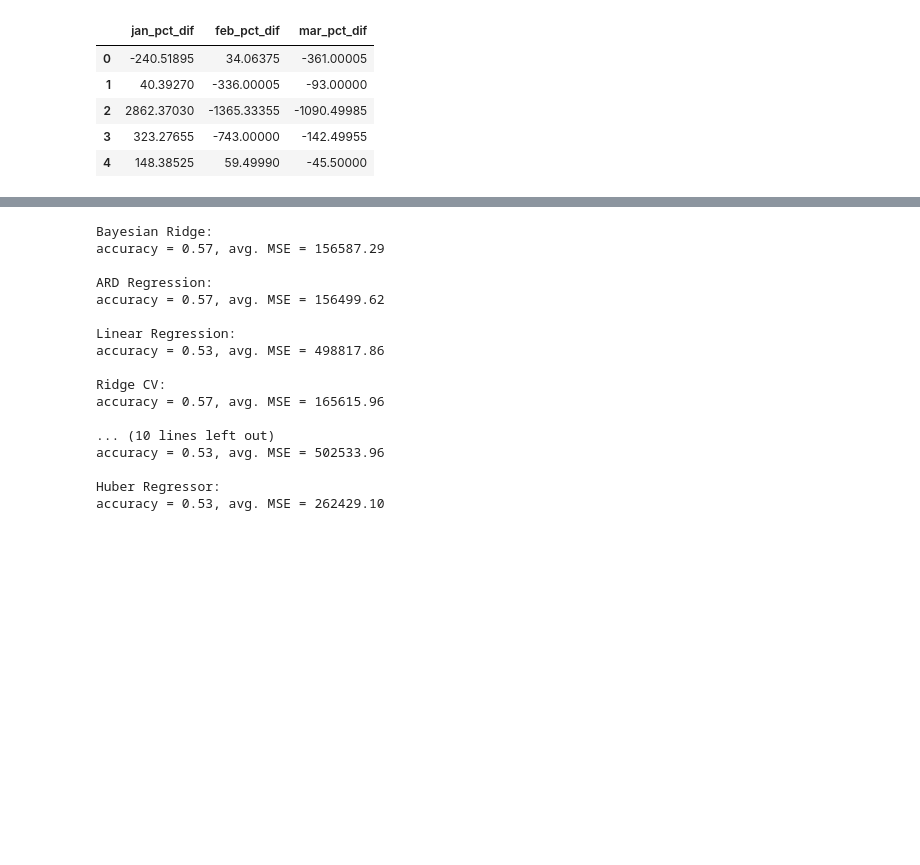
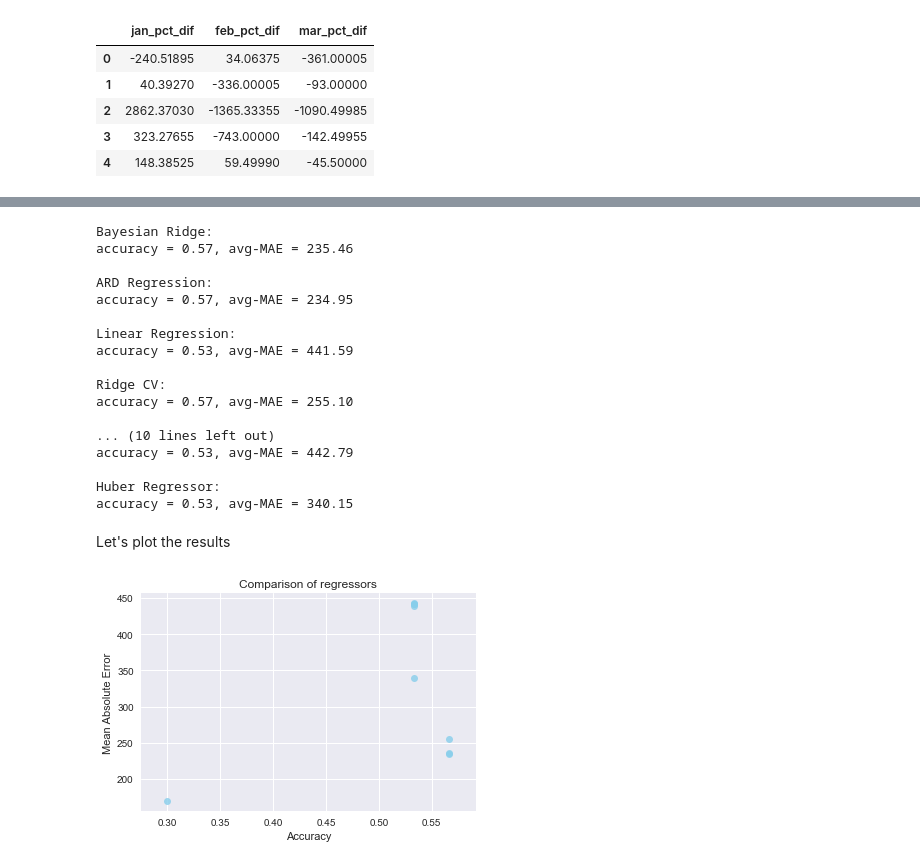
Before and after one commit to jgross962/515Project, a Jupyter notebook: bayesian-analysis.ipynb, the cells around one changed output, grey strips where cells are left out. Drawn from its saved outputs; the diff is of its cells as text; code cells hidden in the pictures; blank space fills up the shorter version.

```diff
--- a/bayesian-analysis.ipynb
+++ b/bayesian-analysis.ipynb
@@ -156,11 +190,13 @@ models = [linear_model.BayesianRidge(), linear_model.ARDRegression(), linear_mod
          linear_model.RidgeCV(alphas=[0.1, 1.0, 10.0]), linear_model.Lasso(alpha = 0.1), linear_model.LassoLars(alpha=.1),
          linear_model.PassiveAggressiveRegressor(), linear_model.TheilSenRegressor(), linear_model.HuberRegressor()]
 names = names = ["Bayesian Ridge", "ARD Regression", "Linear Regression", "Ridge CV",
-         "Lasso", "Lasso Lars", "Passive Aggressive Regressor", "Theil Sen Regressor", "Huber Regressor"]
+         "Lasso", "Lasso Lars", "Passive Aggressive Regressor", "Theil-Sen Regressor", "Huber Regressor"]
 
+accuracies = []
+mae_list = []
 for clf, name in zip(models, names):
     numTrue = 0
-    avg_mse = 0
+    tot_mae = 0
     for i in range(n):
         X_tr = X_train.iloc[i].reshape(-1, 1)
         y_tr = y_train.iloc[i].reshape(-1, 1)
@@ -170,29 +206,43 @@ for clf, name in zip(models, names):
         clf.fit(X_tr, y_tr)
         y_pred = clf.predict(X_te)
 
-        mse = mean_squared_error(y_true, y_pred)
-        avg_mse += mse
+        mae = mean_absolute_error(y_true, y_pred)
+        tot_mae += mae
         numTrue += 1 if (np.sign(y_true) == np.sign(y_pred)) else 0
 
-    avg_mse /= n
-    print(name+":")
-    print("accuracy = %.2f, avg. MSE = %.2f" % (numTrue/n, avg_mse))
+    avg_mae = tot_mae / n
+    acc = numTrue / n
+    accuracies.append(acc)
+    mae_list.append(avg_mae)
+    print(name + ":")
+    print("accuracy = %.2f, avg-MAE = %.2f" % (acc, avg_mae))
     print("")
 # %% [output]
 Bayesian Ridge:
-accuracy = 0.57, avg. MSE = 156587.29
+accuracy = 0.57, avg-MAE = 235.46
 
 ARD Regression:
-accuracy = 0.57, avg. MSE = 156499.62
+accuracy = 0.57, avg-MAE = 234.95
 
 Linear Regression:
-accuracy = 0.53, avg. MSE = 498817.86
+accuracy = 0.53, avg-MAE = 441.59
 
 Ridge CV:
-accuracy = 0.57, avg. MSE = 165615.96
+accuracy = 0.57, avg-MAE = 255.10
 
 ... (10 lines left out)
-accuracy = 0.53, avg. MSE = 502533.96
+accuracy = 0.53, avg-MAE = 442.79
 
 Huber Regressor:
-accuracy = 0.53, avg. MSE = 262429.10
+accuracy = 0.53, avg-MAE = 340.15
+# %% [markdown]
+Let's plot the results
+# %%
+df=pd.DataFrame({'Accuracy': accuracies, 'Mean Absolute Error': mae_list, 'name': names })
+ax = sns.regplot(x=df["Accuracy"], y=df["Mean Absolute Error"], fit_reg=False, color="skyblue")
+plt.title("Comparison of regressors")
+plt.show()
+# we can see that the two Bayesian methods (Bayesian ridge regression and ARD regression)
+# achieve the lowest mean absolute error and accuracy
+# %% [output]
+[figure, added]
```
Also changed, not shown: parts of 6 cells of this notebook.
